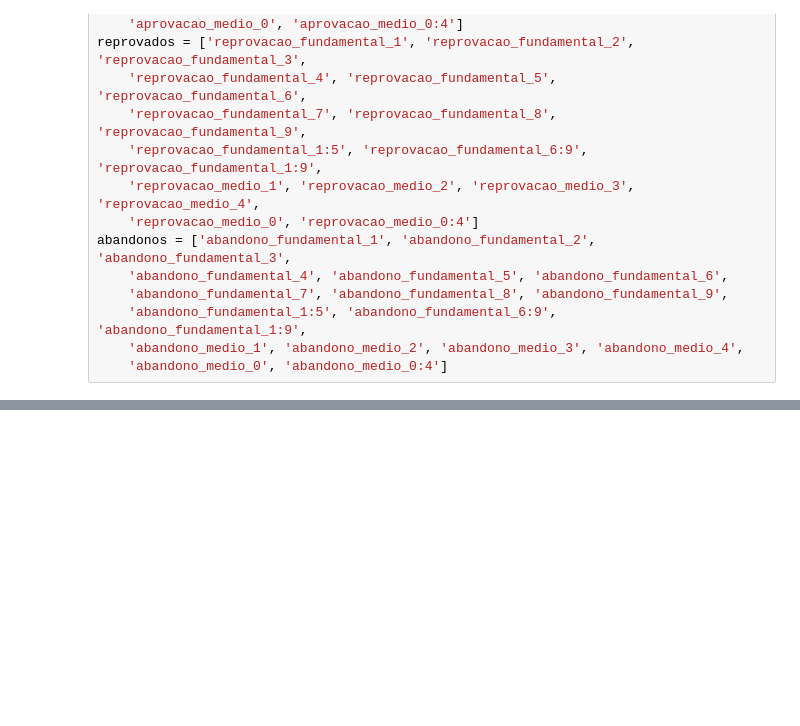
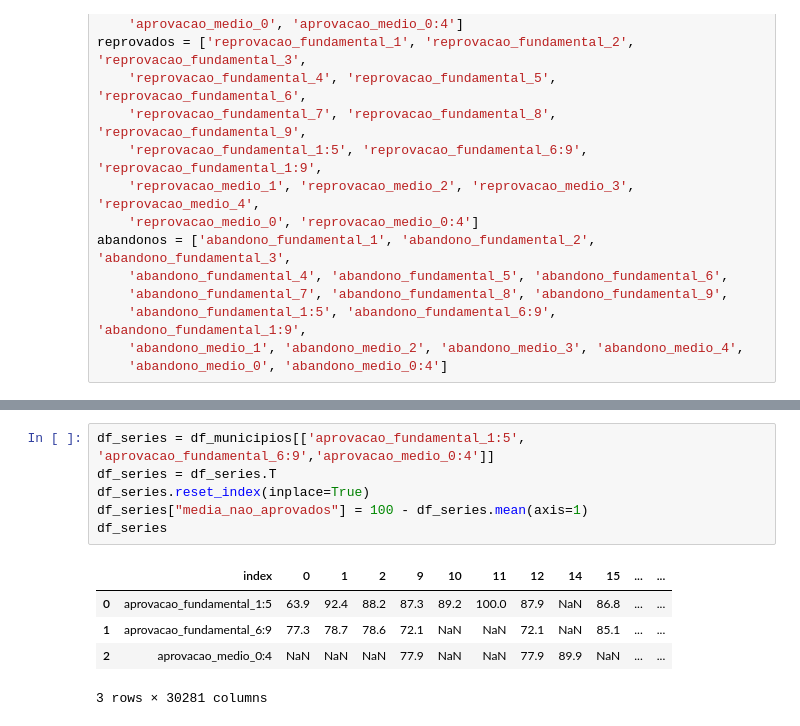
Before and after one commit to if1015-datascience-ufpe/2018-2-projeto-petshop, a Jupyter notebook: hipotese1.ipynb, the cells around one changed output, grey strips where cells are left out. Drawn from its saved outputs; the diff is of its cells as text; blank space fills up the shorter version.

```diff
--- a/hipotese1.ipynb
+++ b/hipotese1.ipynb
@@ -94,0 +99,12 @@ abandonos = ['abandono_fundamental_1', 'abandono_fundamental_2', 'abandono_funda
+# %%
+df_series = df_municipios[['aprovacao_fundamental_1:5', 'aprovacao_fundamental_6:9','aprovacao_medio_0:4']]
+df_series = df_series.T
+df_series.reset_index(inplace=True)
+df_series["media_nao_aprovados"] = 100 - df_series.mean(axis=1)
+df_series
+# %% [output]
+|  | index | 0 | 1 | 2 | 9 | 10 | 11 | 12 | 14 | 15 | ... | ... |
+| 0 | aprovacao_fundamental_1:5 | 63.9 | 92.4 | 88.2 | 87.3 | 89.2 | 100.0 | 87.9 | NaN | 86.8 | ... | ... |
+| 1 | aprovacao_fundamental_6:9 | 77.3 | 78.7 | 78.6 | 72.1 | NaN | NaN | 72.1 | NaN | 85.1 | ... | ... |
+| 2 | aprovacao_medio_0:4 | NaN | NaN | NaN | 77.9 | NaN | NaN | 77.9 | 89.9 | NaN | ... | ... |
+3 rows × 30281 columns
```
Also changed, not shown: parts of 4 cells of this notebook.
